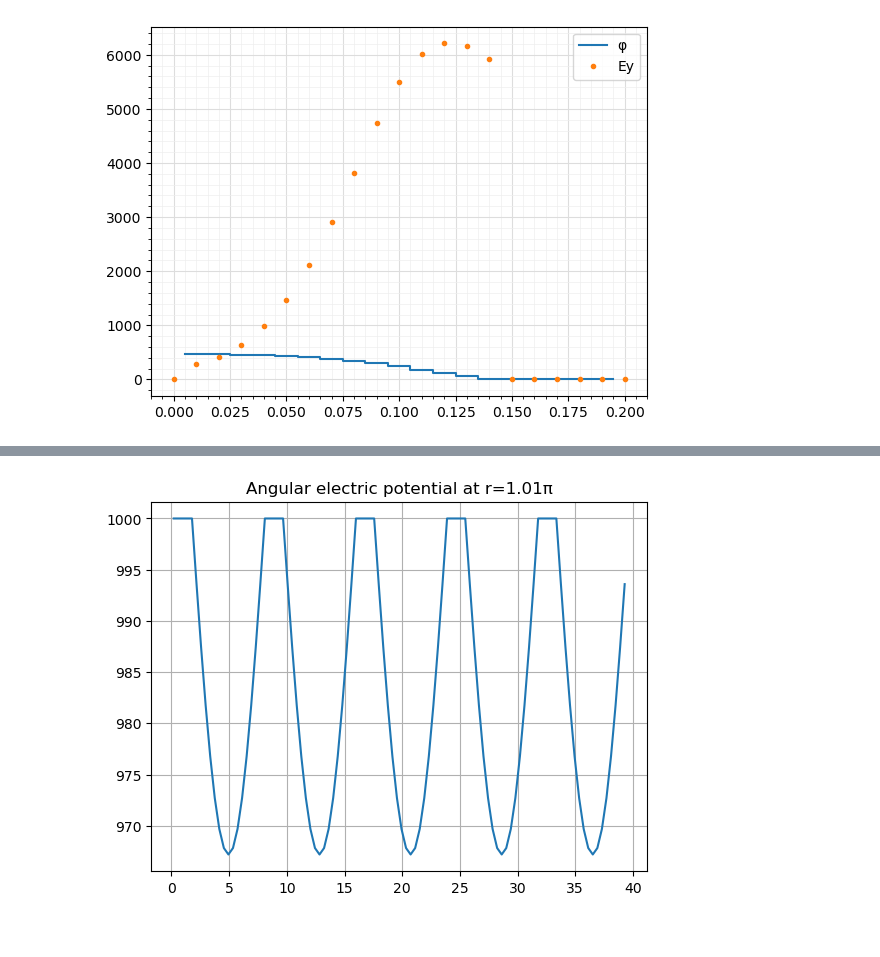
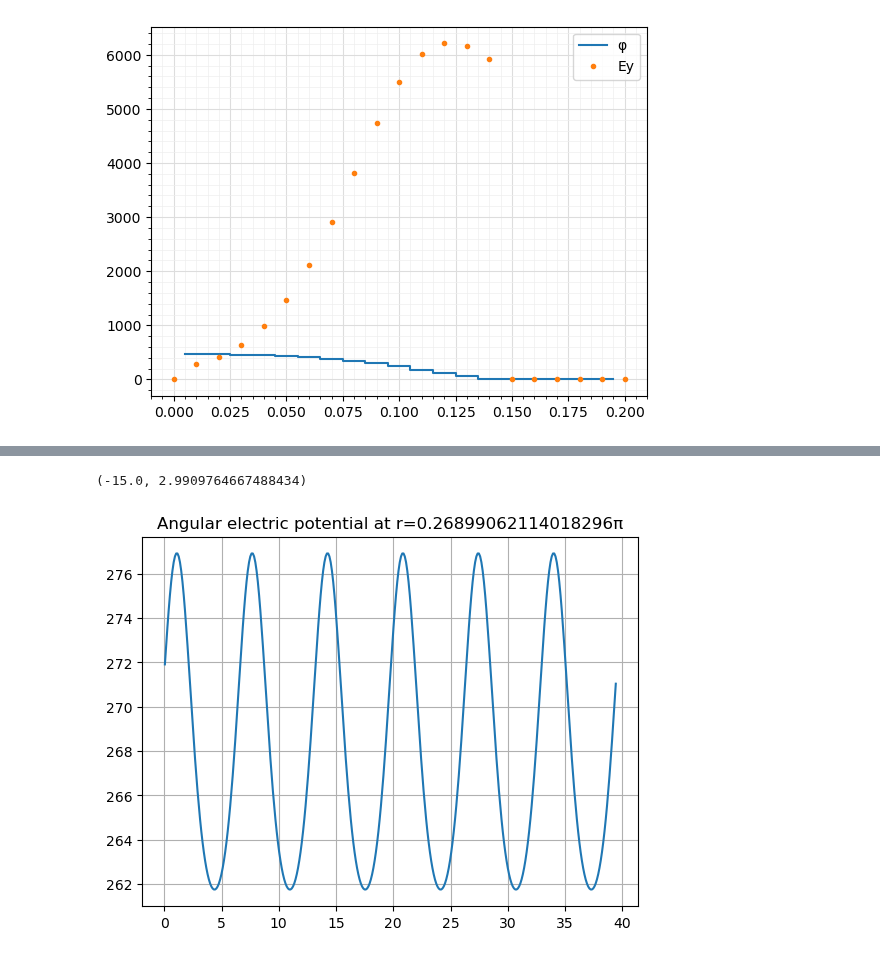
Before and after one commit to bchaber/pole, a Jupyter notebook: PoissonEquation.ipynb, the cells around one changed output, grey strips where cells are left out. Saved outputs shown, nothing was run; the diff lists cells and outputs as text; code cells hidden in the pictures.

```diff
--- a/PoissonEquation.ipynb
+++ b/PoissonEquation.ipynb
@@ -408,9 +386,11 @@ ax.minorticks_on()
 # %% [output]
 [figure]
 # %%
-h  = 0.02π
-θf = 0π:h:2.001π
-rf = 0.5π:h:2.501π
+h  = 2π/360
+θf = 0π:h:2π
+rf = 0h:h:2π
+rf = collect(rf) .+ 0.4
+
 θc = 0.5 .* θf[1:end-1] .+
      0.5 .* θf[2:end]
 rc = 0.5 .* rf[1:end-1] .+
@@ -425,17 +405,15 @@ rr = repeat(rc', nθ,  1)
 gnd = DirichletBC(0.)
 dbc  = DirichletBC(1000.)
 bc = NeumannBC()
-ps = LinearSolver(Val(:θr), θf, rf, upper=bc, lower=gnd)
-@inbounds for i= 1: 5, j=21:100 fixed!(ps, dbc.value, i, j) end
-#@inbounds for i=11:15, j=21:60 fixed!(ps, dbc.value, i, j) end
-@inbounds for i=21:25, j=21:100 fixed!(ps, dbc.value, i, j) end
-#@inbounds for i=31:35, j=21:60 fixed!(ps, dbc.value, i, j) end
-@inbounds for i=41:45, j=21:100 fixed!(ps, dbc.value, i, j) end
-#@inbounds for i=51:55, j=21:60 fixed!(ps, dbc.value, i, j) end
-@inbounds for i=61:65, j=21:100 fixed!(ps, dbc.value, i, j) end
-#@inbounds for i=71:75, j=21:60 fixed!(ps, dbc.value, i, j) end
-@inbounds for i=81:85, j=21:100 fixed!(ps, dbc.value, i, j) end
-#@inbounds for i=91:95, j=21:60 fixed!(ps, dbc.value, i, j) end
+ps = LinearSolver(Val(:θr), θf, rf, upper=bc, lower=dbc)
+
+for i=21:60,   j=80:nr fixed!(ps, gnd.value, i, j) end
+for i=81:120,  j=80:nr fixed!(ps, gnd.value, i, j) end
+for i=141:180, j=80:nr fixed!(ps, gnd.value, i, j) end
+for i=201:240, j=80:nr fixed!(ps, gnd.value, i, j) end
+for i=261:300, j=80:nr fixed!(ps, gnd.value, i, j) end
+for i=321:360, j=80:nr fixed!(ps, gnd.value, i, j) end
+
 @time it = solve!(ps, reshape(ρ,:))
 φ  = solution(ps)
 nothing
@@ -496,5 +485,9 @@ extrema(φ)
+# %%
+extrema(log10.(φ .+ 1e-15))
+# %% [output]
+(-15.0, 2.9909764667488434)
 # %%
-plot(2π.*θc, φ[:,86]); grid()
+plot(2π.*θc, φ[:,26], "-"); grid()
 title("Angular electric potential at r=$(rc[26]/π)π");
 # %% [output]
-[figure, old version]
+[figure, new version]
```
Also changed, not shown: parts of 15 cells of this notebook.
